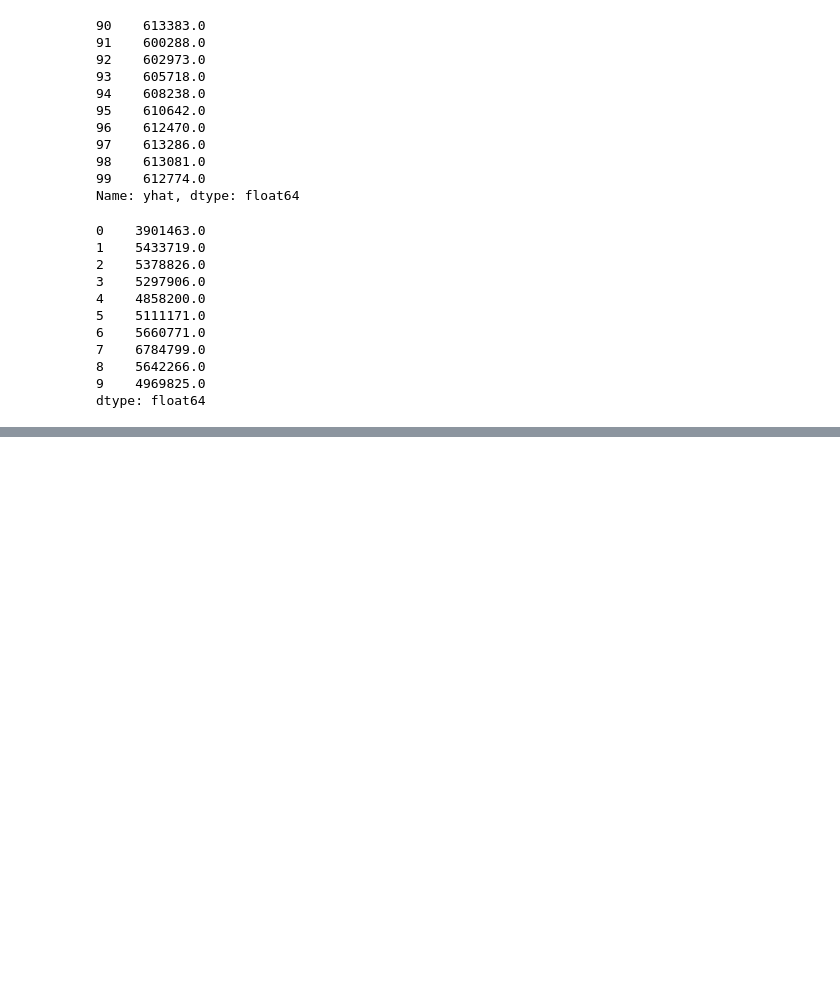
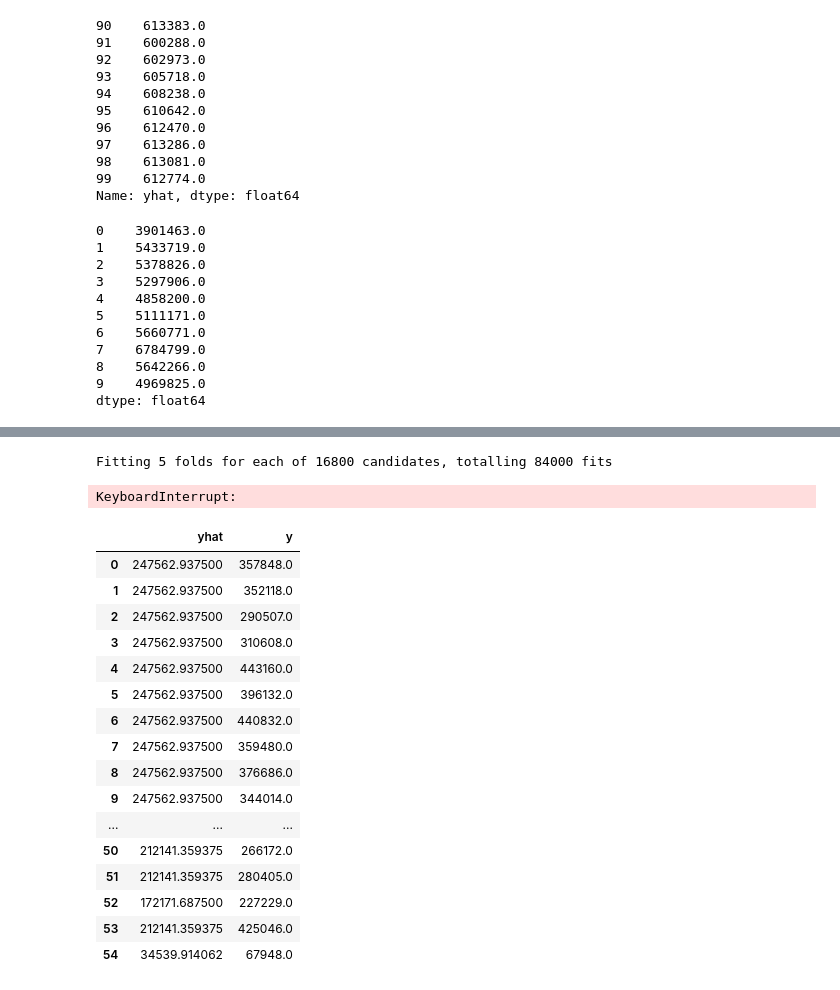
Before and after one commit to rocky-reserving/rocky, a Jupyter notebook: rocky-app/ROCKY Demo.ipynb, the cells around one changed output, grey strips where cells are left out. Saved outputs shown, nothing was run; the diff lists cells and outputs as text; code cells hidden in the pictures; blank space fills up the shorter version.

```diff
--- a/rocky-app/ROCKY Demo.ipynb
+++ b/rocky-app/ROCKY Demo.ipynb
@@ -210,0 +223,45 @@ r.paid_loss.tri
+# %%
+param_grid = {
+    'n_estimators': [10, 15, 20, 25, 50, 100, 200],
+    'criterion': ['squared_error'],
+    'max_depth': [None, 2, 3, 4, 5, 6, 7, 8, 9, 10],
+    'min_samples_leaf': [1, 2, 3, 4, 5, 6, 7, 8, 9, 10],
+    'bootstrap': [True, False],
+    'oob_score': [True, False],
+    'n_jobs': [-1],
+    'random_state': [123456789],
+    'verbose':[1],
+    'ccp_alpha': [i/5 for i in range(0, 6)]
+}
+
+rf = RandomForestRegressor()
+
+grid_search = GridSearchCV(estimator=rf, param_grid=param_grid, cv=5, n_jobs=-1, verbose=2)
+
+grid_search.fit(r.tweedie.GetX('train'), r.tweedie.GetY('train'))
+
+print(f"the best parameters are: n_estimators={grid_search.best_params_['n_estimators']}, max_depth={grid_search.best_params_['max_depth']}, min_samples_leaf={grid_search.best_params_['min_samples_leaf']}, ccp_alpha={grid_search.best_params_['ccp_alpha']}")
+# %% [output]
+Fitting 5 folds for each of 16800 candidates, totalling 84000 fits
+KeyboardInterrupt:
+# %%
+df = pd.DataFrame(dict(yhat=grid_search.predict(r.tweedie.GetX('train')), y=r.tweedie.GetY('train')))
+df
+# %% [output]
+|  | yhat | y |
+| 0 | 247562.937500 | 357848.0 |
+| 1 | 247562.937500 | 352118.0 |
+| 2 | 247562.937500 | 290507.0 |
+| 3 | 247562.937500 | 310608.0 |
+| 4 | 247562.937500 | 443160.0 |
+| 5 | 247562.937500 | 396132.0 |
+| 6 | 247562.937500 | 440832.0 |
+| 7 | 247562.937500 | 359480.0 |
+| 8 | 247562.937500 | 376686.0 |
+| 9 | 247562.937500 | 344014.0 |
+| ... | ... | ... |
+| 50 | 212141.359375 | 266172.0 |
+| 51 | 212141.359375 | 280405.0 |
+| 52 | 172171.687500 | 227229.0 |
+| 53 | 212141.359375 | 425046.0 |
+| 54 | 34539.914062 | 67948.0 |
```
Also changed, not shown: parts of 3 cells of this notebook, 2 other files.
